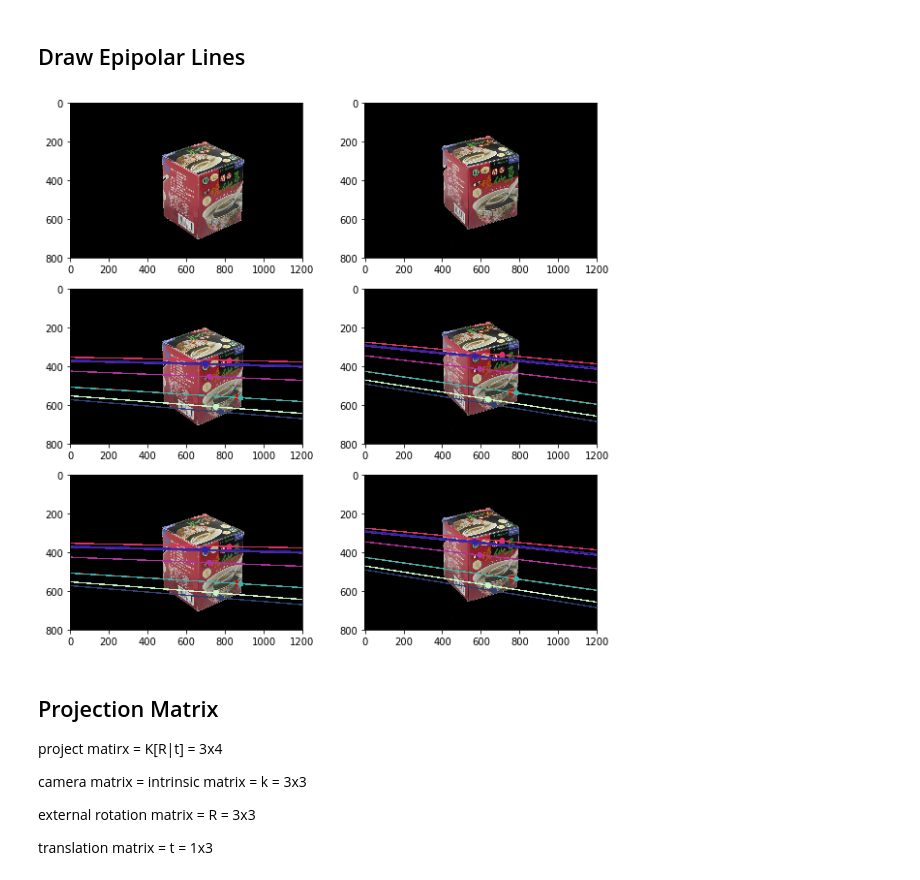
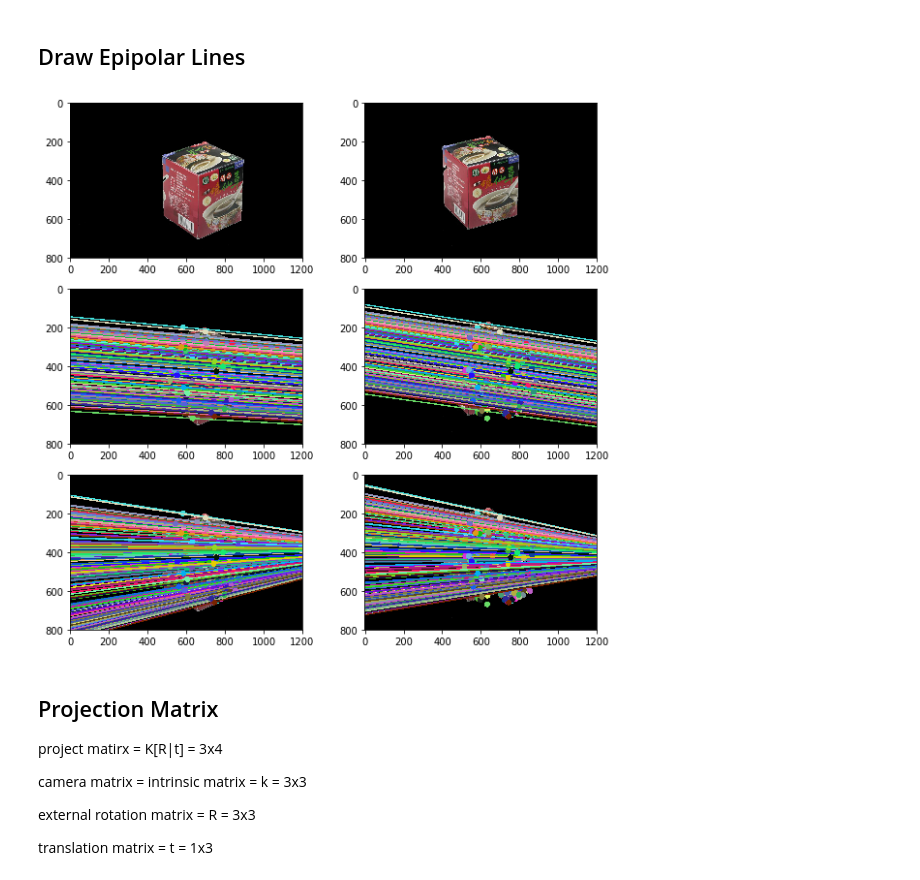
Before and after one commit to YuanSyun/CV-Structure-from-motion, a Jupyter notebook: HW4.ipynb, the cells around one changed output. Cells and saved outputs as stored; diff of their text form; code cells hidden in the pictures.

```diff
--- a/HW4.ipynb
+++ b/HW4.ipynb
@@ -16,12 +16,3 @@ from mpl_toolkits.mplot3d import Axes3D
 
 import hw3
 np.set_printoptions(suppress=True)
-# %%
-test = np.array([[1, 2, 3],
-                [4, 5, 6],
-                [7, 8, 9]])
-u, s, v = np.linalg.svd(test)
-print(u)
-print(s)
-print(v)
-print(np.dot(np.dot(u,s),v))
@@ -300,7 +286,7 @@ def compute_correspond_epilines(keypts, which_image, fundamental):
 
     for i, p in enumerate(keypts):
         hp = np.array([p[0], p[1], 1])
-        l = np.dot(fundamental, np.transpose(hp))
+        l = np.matmul(fundamental, np.transpose(hp))
 
         a, b, c = l[0], l[1], l[2]
         check = a*a + b*b
@@ -322,44 +308,44 @@ def draw_epilines(img1, img2, lines, pts1, pts2, colors):
     imgB = np.copy(img2)
     h, w, _ = img1.shape
 
     i=0
     for r,pt1, pt2 in zip(lines, pts1, pts2):
         x0, y0 = (0, int(-r[2]/r[1]))
         x1, y1 = (w, int(-(r[0]*w+r[2])/r[1]))
         imgA = cv2.line(imgA, (x0, y0), (x1, y1), colors[i], 5)
         imgA = cv2.circle(imgA, (int(pt1[0]), int(pt1[1])), 15, colors[i], -1)
         imgB = cv2.circle(imgB, (int(pt2[0]), int(pt2[1])), 15, colors[i], -1)
         i += 1
     return imgA, imgB
 
-colors = np.zeros((len(sampt1), 3))
-for i in range(len(sampt1)):
+colors = np.zeros((len(inlinerpts1), 3))
+for i in range(len(inlinerpts1)):
     colors[i] = tuple(np.random.randint(0, 255, 3).tolist())
 
 # show image epilines
-lines1 = compute_correspond_epilines(sampt2, 2, fundamentalmat_opencv)
-img3, _ = draw_epilines(image1, image2, lines1, sampt1, sampt2, colors)
-lines2 = compute_correspond_epilines(sampt1, 1, fundamentalmat_opencv)
-img4, _ = draw_epilines(image2, image1, lines2, sampt2, sampt1, colors)
+lines1 = compute_correspond_epilines(inlinerpts2, 2, fundamentalmat)
+img3, _ = draw_epilines(image1, image2, lines1, inlinerpts1, inlinerpts2, colors)
+lines2 = compute_correspond_epilines(inlinerpts1, 1, fundamentalmat)
+img4, _ = draw_epilines(image2, image1, lines2, inlinerpts1, inlinerpts2, colors)
 
 # by opencv
-lines3 = cv2.computeCorrespondEpilines(sampt2, 2, fundamentalmat_opencv)
+lines3 = cv2.computeCorrespondEpilines(inlinerpts2, 2, fundamentalmat_opencv)
 lines3 = lines3.reshape(-1,3)
-img5, _ = draw_epilines(image1, image2, lines3, sampt1, sampt2, colors)
-lines4 = cv2.computeCorrespondEpilines(sampt1, 1, fundamentalmat_opencv)
+img5, _ = draw_epilines(image1, image2, lines3, inlinerpts1, inlinerpts2, colors)
+lines4 = cv2.computeCorrespondEpilines(inlinerpts1, 1, fundamentalmat_opencv)
 lines4 = lines4.reshape(-1,3)
-img6, _ = draw_epilines(image2, image1, lines4, sampt2, sampt1, colors)
+img6, _ = draw_epilines(image2, image1, lines4, inlinerpts1, inlinerpts2, colors)
 
 plt.figure(figsize=(10, 10))
 plt.subplot(321), plt.imshow(image1)
 plt.subplot(322), plt.imshow(image2)
 plt.subplot(323), plt.imshow(img3)
 plt.subplot(324), plt.imshow(img4)
 plt.subplot(325),plt.imshow(img5)
 plt.subplot(326),plt.imshow(img6)
 plt.show()
 # %% [output]
-[figure, old version]
+[figure, new version]
 # %% [markdown]
 ## Projection Matrix
 project matirx = K[R|t] = 3x4
```
Also changed, not shown: parts of 8 cells of this notebook, 9 other files.
